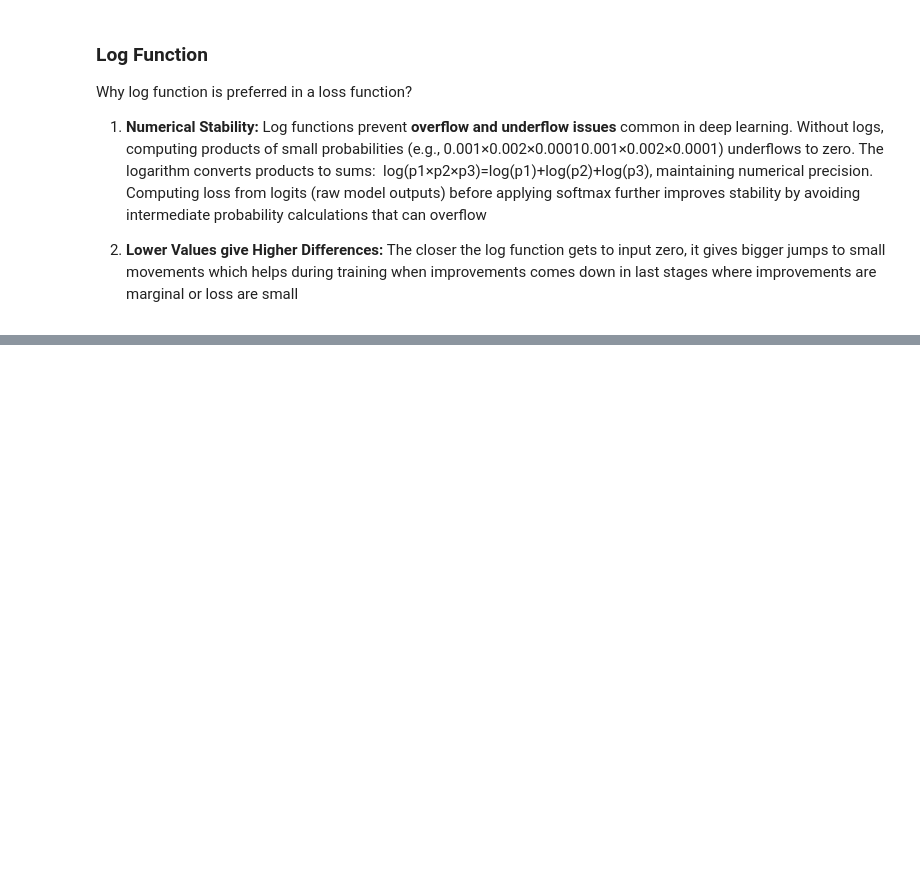
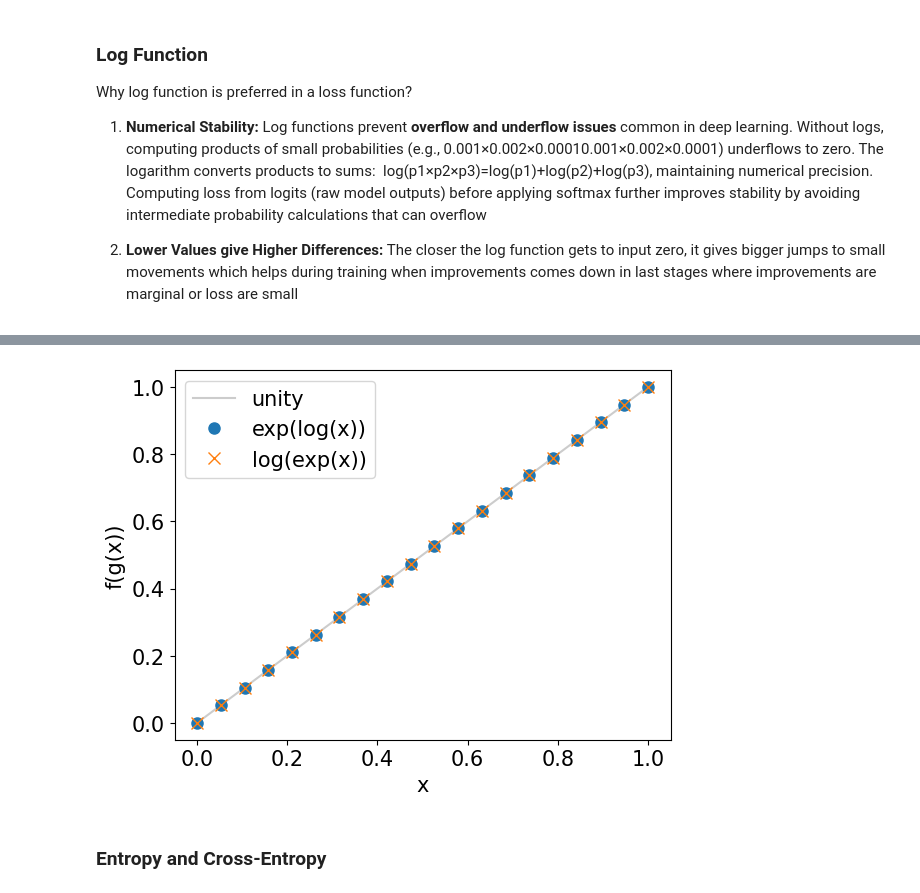
Before and after one commit to sahil-bhatia-iitbhu/deep_understanding_of_deep_learning, a Jupyter notebook: 01_maths.ipynb, the cells around one changed output, grey strips where cells are left out. Saved outputs shown, nothing was run; the diff lists cells and outputs as text; code cells hidden in the pictures; blank space fills up the shorter version.

```diff
--- a/01_maths.ipynb
+++ b/01_maths.ipynb
@@ -393,0 +419,22 @@ Why log function is preferred in a loss function?
+# %%
+# demonstration that log and exp are inverses
+
+# redefine with fewer points
+x = np.linspace(.0001,1,20)
+
+# log and exp
+logx = np.log(x)
+expx = np.exp(x)
+
+# the plot
+plt.plot(x,x,color=[.8,.8,.8])
+plt.plot(x,np.exp(logx),'o',markersize=8)
+plt.plot(x,np.log(expx),'x',markersize=8)
+plt.xlabel('x')
+plt.ylabel('f(g(x))')
+plt.legend(['unity','exp(log(x))','log(exp(x))'])
+plt.show()
+# %% [output]
+[figure, added]
+# %% [markdown]
+### Entropy and Cross-Entropy
```
Also changed, not shown: parts of 4 cells of this notebook.
